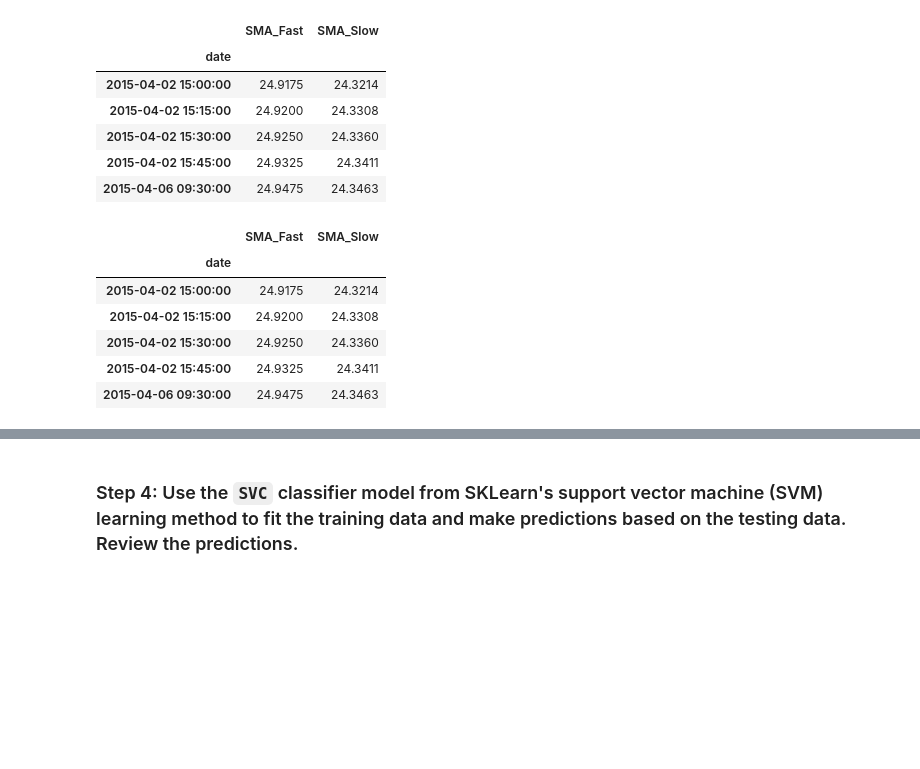
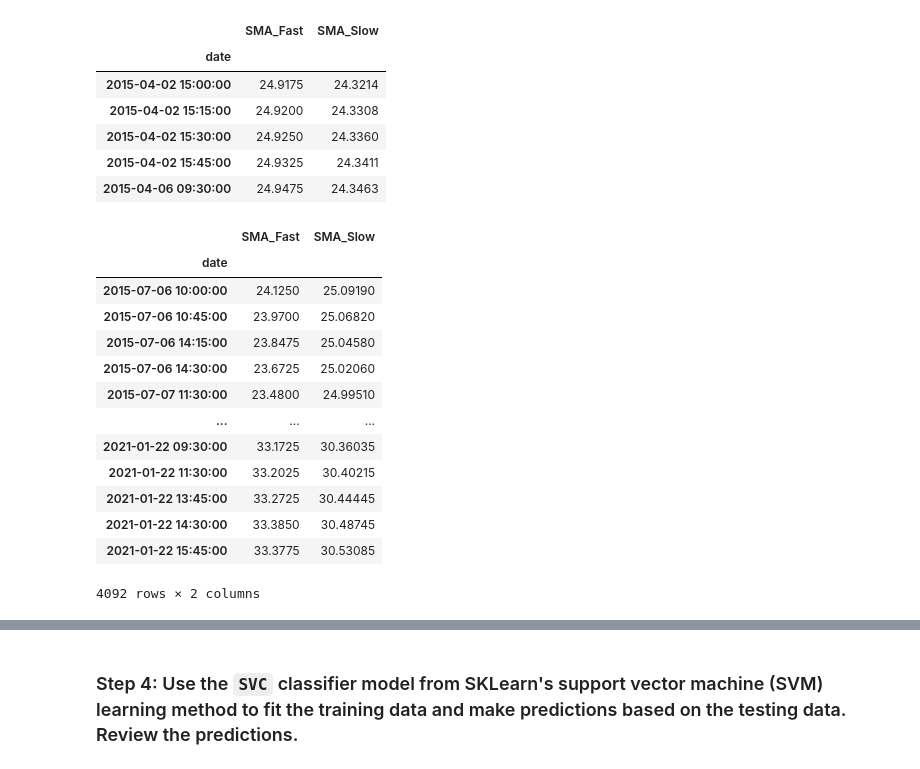
Before and after one commit to chaimkriger/Challenge_14, a Jupyter notebook: Starter_Code/machine_learning_trading_bot.ipynb, the cells around one changed output, grey strips where cells are left out. Drawn from its saved outputs; the diff is of its cells as text; code cells hidden in the pictures; blank space fills up the shorter version.

```diff
--- a/Starter_Code/machine_learning_trading_bot.ipynb
+++ b/Starter_Code/machine_learning_trading_bot.ipynb
@@ -288,18 +288,25 @@ X_train.head()
 # %%
 # Generate the X_test and y_test DataFrames
 X_test = X.loc[training_end+DateOffset(hours=1):]
 y_test = y.loc[training_end+DateOffset(hours=1):]
 
 # Review the X_test DataFrame
-X_train.head()
+X_test
 # %% [output]
 |  | SMA_Fast | SMA_Slow |
 | date |  |  |
-| 2015-04-02 15:00:00 | 24.9175 | 24.3214 |
-| 2015-04-02 15:15:00 | 24.9200 | 24.3308 |
-| 2015-04-02 15:30:00 | 24.9250 | 24.3360 |
-| 2015-04-02 15:45:00 | 24.9325 | 24.3411 |
-| 2015-04-06 09:30:00 | 24.9475 | 24.3463 |
+| 2015-07-06 10:00:00 | 24.1250 | 25.09190 |
+| 2015-07-06 10:45:00 | 23.9700 | 25.06820 |
+| 2015-07-06 14:15:00 | 23.8475 | 25.04580 |
+| 2015-07-06 14:30:00 | 23.6725 | 25.02060 |
+| 2015-07-07 11:30:00 | 23.4800 | 24.99510 |
+| ... | ... | ... |
+| 2021-01-22 09:30:00 | 33.1725 | 30.36035 |
+| 2021-01-22 11:30:00 | 33.2025 | 30.40215 |
+| 2021-01-22 13:45:00 | 33.2725 | 30.44445 |
+| 2021-01-22 14:30:00 | 33.3850 | 30.48745 |
+| 2021-01-22 15:45:00 | 33.3775 | 30.53085 |
+4092 rows × 2 columns
 # %%
 # Scale the features DataFrames
 
```
Also changed, not shown: parts of 7 cells of this notebook.
